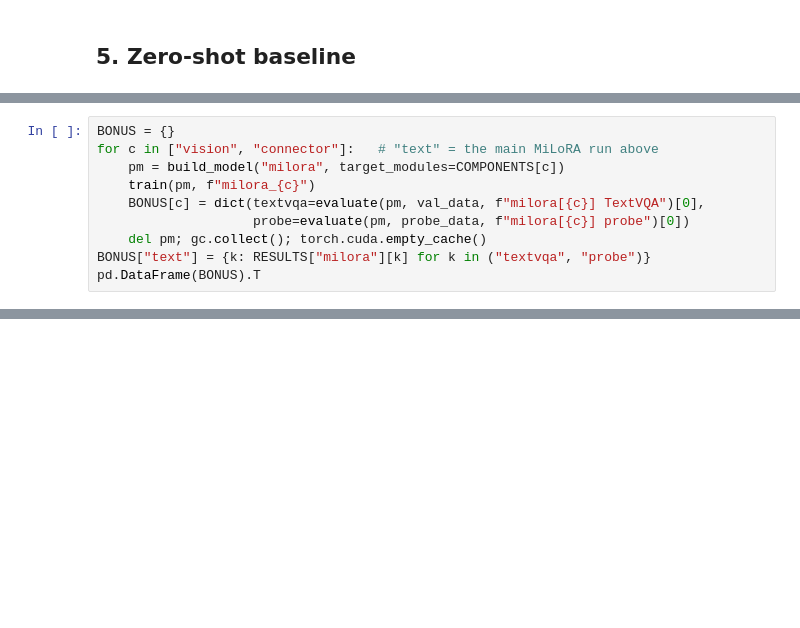
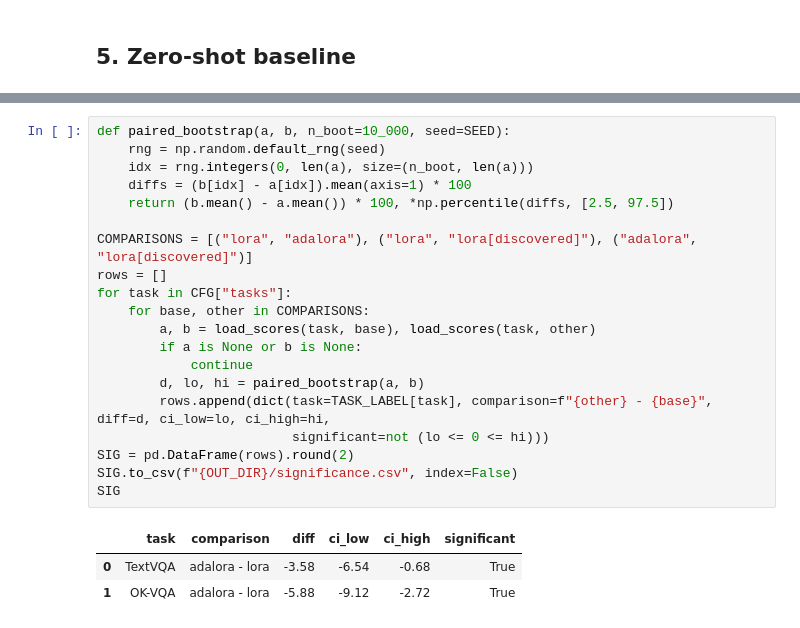
Before and after one commit to Sulojan2027/Vision_Coursework, a Jupyter notebook: Sem07_Deep_Learning_for_Vision/Assignment_1/part1.ipynb, the cells around one changed output, grey strips where cells are left out. Saved outputs shown, nothing was run; the diff lists cells and outputs as text; blank space fills up the shorter version.

```diff
--- a/Sem07_Deep_Learning_for_Vision/Assignment_1/part1.ipynb
+++ b/Sem07_Deep_Learning_for_Vision/Assignment_1/part1.ipynb
@@ -371,10 +320,0 @@ plt.savefig(f"{OUT_DIR}/spectra.png", dpi=200)
-# %%
-BONUS = {}
-for c in ["vision", "connector"]:   # "text" = the main MiLoRA run above
-    pm = build_model("milora", target_modules=COMPONENTS[c])
-    train(pm, f"milora_{c}")
-    BONUS[c] = dict(textvqa=evaluate(pm, val_data, f"milora[{c}] TextVQA")[0],
-                    probe=evaluate(pm, probe_data, f"milora[{c}] probe")[0])
-    del pm; gc.collect(); torch.cuda.empty_cache()
-BONUS["text"] = {k: RESULTS["milora"][k] for k in ("textvqa", "probe")}
-pd.DataFrame(BONUS).T
@@ -387,0 +640,24 @@ pd.DataFrame(BONUS).T
+# %%
+def paired_bootstrap(a, b, n_boot=10_000, seed=SEED):
+    rng = np.random.default_rng(seed)
+    idx = rng.integers(0, len(a), size=(n_boot, len(a)))
+    diffs = (b[idx] - a[idx]).mean(axis=1) * 100
+    return (b.mean() - a.mean()) * 100, *np.percentile(diffs, [2.5, 97.5])
+
+COMPARISONS = [("lora", "adalora"), ("lora", "lora[discovered]"), ("adalora", "lora[discovered]")]
+rows = []
+for task in CFG["tasks"]:
+    for base, other in COMPARISONS:
+        a, b = load_scores(task, base), load_scores(task, other)
+        if a is None or b is None:
+            continue
+        d, lo, hi = paired_bootstrap(a, b)
+        rows.append(dict(task=TASK_LABEL[task], comparison=f"{other} - {base}", diff=d, ci_low=lo, ci_high=hi,
+                         significant=not (lo <= 0 <= hi)))
+SIG = pd.DataFrame(rows).round(2)
+SIG.to_csv(f"{OUT_DIR}/significance.csv", index=False)
+SIG
+# %% [output]
+|  | task | comparison | diff | ci_low | ci_high | significant |
+| 0 | TextVQA | adalora - lora | -3.58 | -6.54 | -0.68 | True |
+| 1 | OK-VQA | adalora - lora | -5.88 | -9.12 | -2.72 | True |
```
Also changed, not shown: parts of 52 cells of this notebook, 11 other files.
